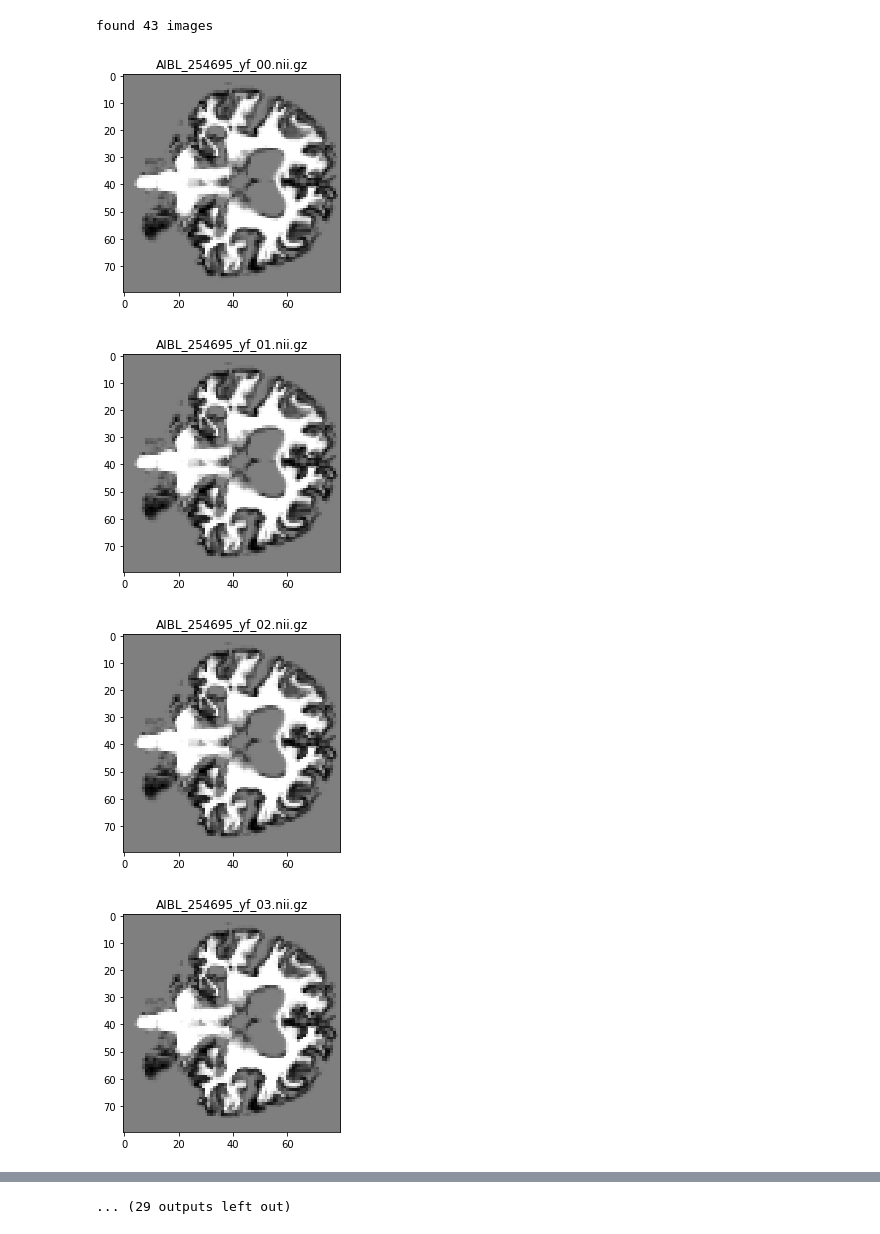
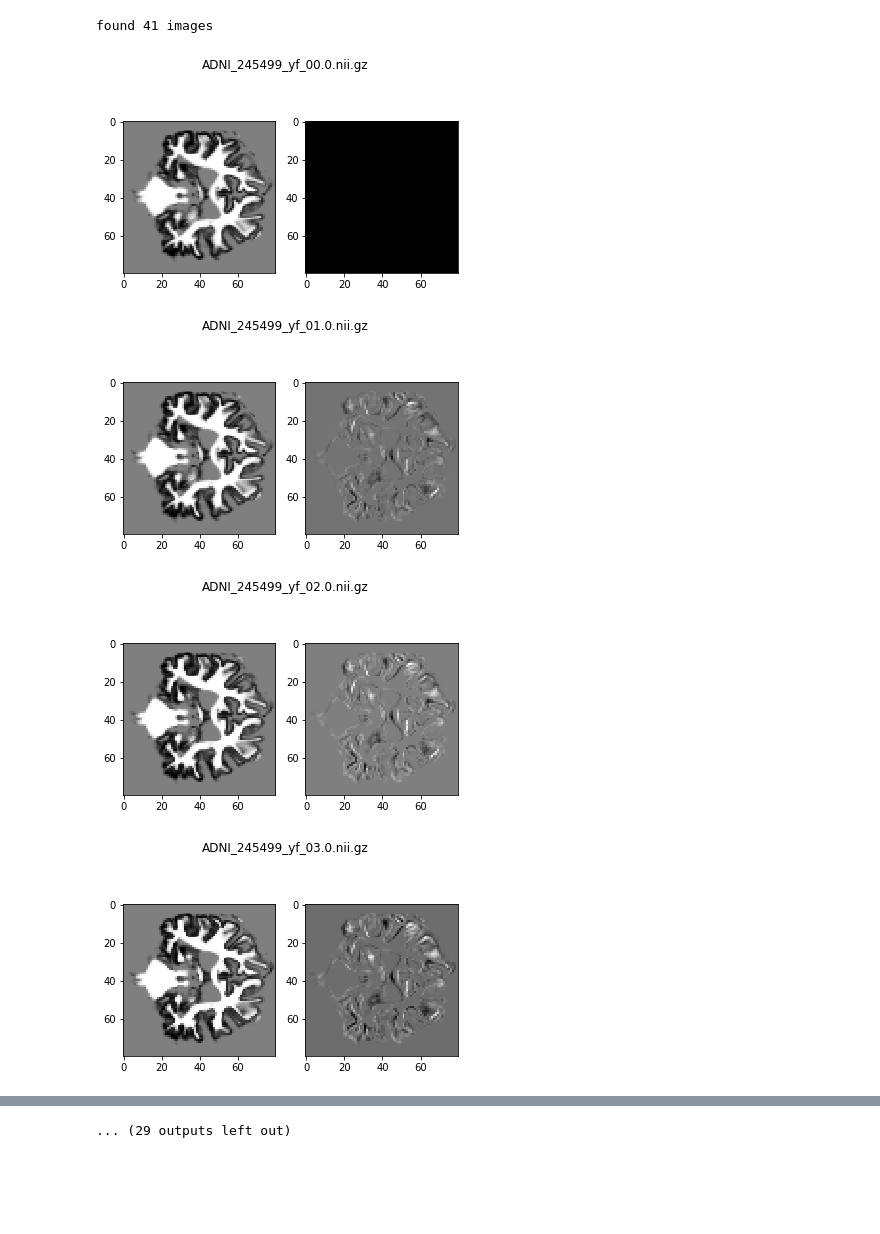
Before and after one commit to Untribium/agemorph, a Jupyter notebook: models/gan/src/plot_longterm.ipynb, the cells around one changed output, grey strips where cells are left out. Saved outputs shown, nothing was run; the diff lists cells and outputs as text; code cells hidden in the pictures; blank space fills up the shorter version.

```diff
--- a/models/gan/src/plot_longterm.ipynb
+++ b/models/gan/src/plot_longterm.ipynb
@@ -5,7 +6,7 @@ import numpy as np
 import matplotlib.pyplot as plt
 import nibabel as nib
 # %%
-gen_dirs = glob.glob('../runs/*/test/*_longterm/')
+gen_dirs = glob.glob('../runs/*/predict/longterm/*')
 print('found {} dirs'.format(len(gen_dirs)))
 
 for i, gen_dir in enumerate(gen_dirs):
@@ -16,5 +19,5 @@ found 1 dirs
 # %%
-gen_dir = gen_dirs[0]
+gen_dir = gen_dirs[1]
 
 img_dirs = glob.glob(os.path.join(glob.escape(gen_dir), '*'))
 print('found {} img_dirs'.format(len(img_dirs)), '\n')
@@ -38,25 +39,28 @@ found 6 img_dirs
 # %%
-img_dir = img_dirs[1]
+img_dir = img_dirs[0]
 
 imgs = glob.glob(os.path.join(glob.escape(img_dir), '*yf*.nii.gz'))
 print('found {} images'.format(len(imgs)))
 # %% [output]
-found 43 images
+found 41 images
 # %%
+imgs = sorted(imgs)
+
 vols = []
-
-imgs = sorted(imgs)
 
 for img in imgs:
     nii = nib.load(img)
     vol = nii.get_data().astype(np.float32)
     vols.append(vol)
 
     plt.figure()
-    plt.title(os.path.basename(img))
+    plt.subplot(1,2,1)
+    plt.suptitle(os.path.basename(img))
     plt.imshow(vol[:, 40, :, 0], cmap='gray')
+    plt.subplot(1,2,2)
+    plt.imshow((vol - vols[0])[:, 40, :, 0], cmap='gray')
 # %% [output]
-[figure, old version]
+[figure, new version]
-[figure, old version]
+[figure, new version]
-[figure, old version]
+[figure, new version]
-[figure, old version]
+[figure, new version]
```
Also changed, not shown: parts of 4 cells of this notebook, 6 other files.
